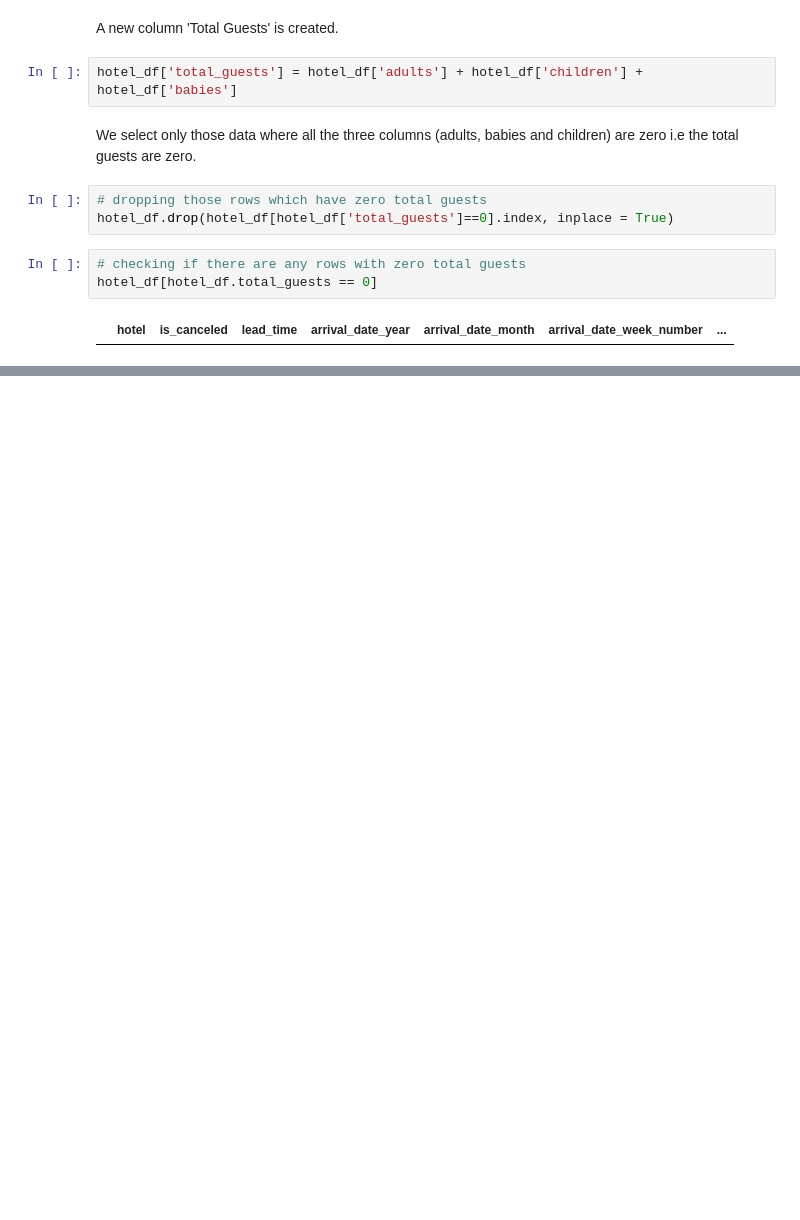
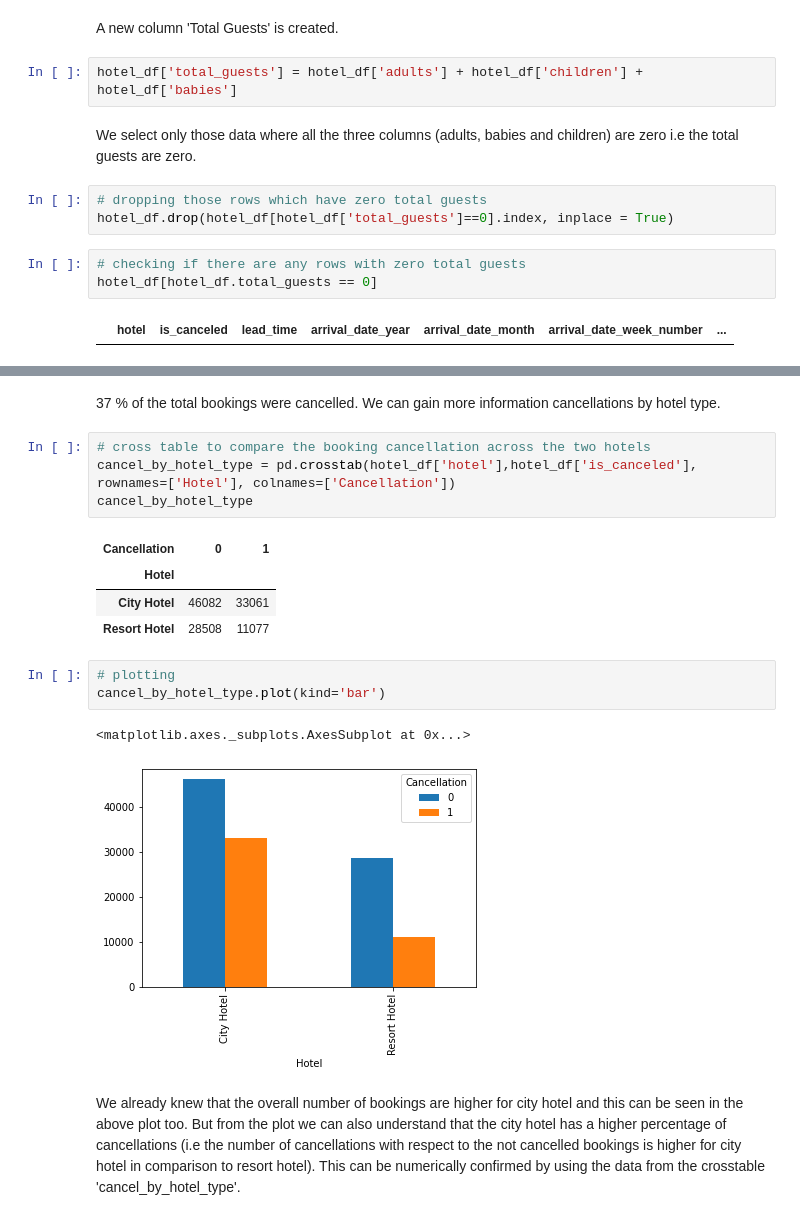
Before and after one commit to ParvezMakandar/Hotel-Booking-Analysis, a Jupyter notebook: Hotel_Booking_Analysis_Capstone_Project.ipynb, the cells around one changed output, grey strips where cells are left out. Saved outputs shown, nothing was run; the diff lists cells and outputs as text; blank space fills up the shorter version.

```diff
--- a/Hotel_Booking_Analysis_Capstone_Project.ipynb
+++ b/Hotel_Booking_Analysis_Capstone_Project.ipynb
@@ -205,0 +278,19 @@ hotel_df[hotel_df.total_guests == 0]
+# %% [markdown]
+37 % of the total bookings were cancelled. We can gain more information cancellations by hotel type.
+# %%
+# cross table to compare the booking cancellation across the two hotels
+cancel_by_hotel_type = pd.crosstab(hotel_df['hotel'],hotel_df['is_canceled'], rownames=['Hotel'], colnames=['Cancellation'])
+cancel_by_hotel_type
+# %% [output]
+| Cancellation | 0 | 1 |
+| Hotel |  |  |
+| City Hotel | 46082 | 33061 |
+| Resort Hotel | 28508 | 11077 |
+# %%
+# plotting
+cancel_by_hotel_type.plot(kind='bar')
+# %% [output]
+<matplotlib.axes._subplots.AxesSubplot at 0x...>
+[figure, added]
+# %% [markdown]
+We already knew that the overall number of bookings are higher for city hotel and this can be seen in the above plot too. But from the plot we can also understand that the city hotel has a higher percentage of cancellations (i.e the number of cancellations with respect to the not cancelled bookings is higher for city hotel in comparison to resort hotel). This can be numerically confirmed by using the data from the crosstable 'cancel_by_hotel_type'.
```
Also changed, not shown: parts of 17 cells of this notebook.
